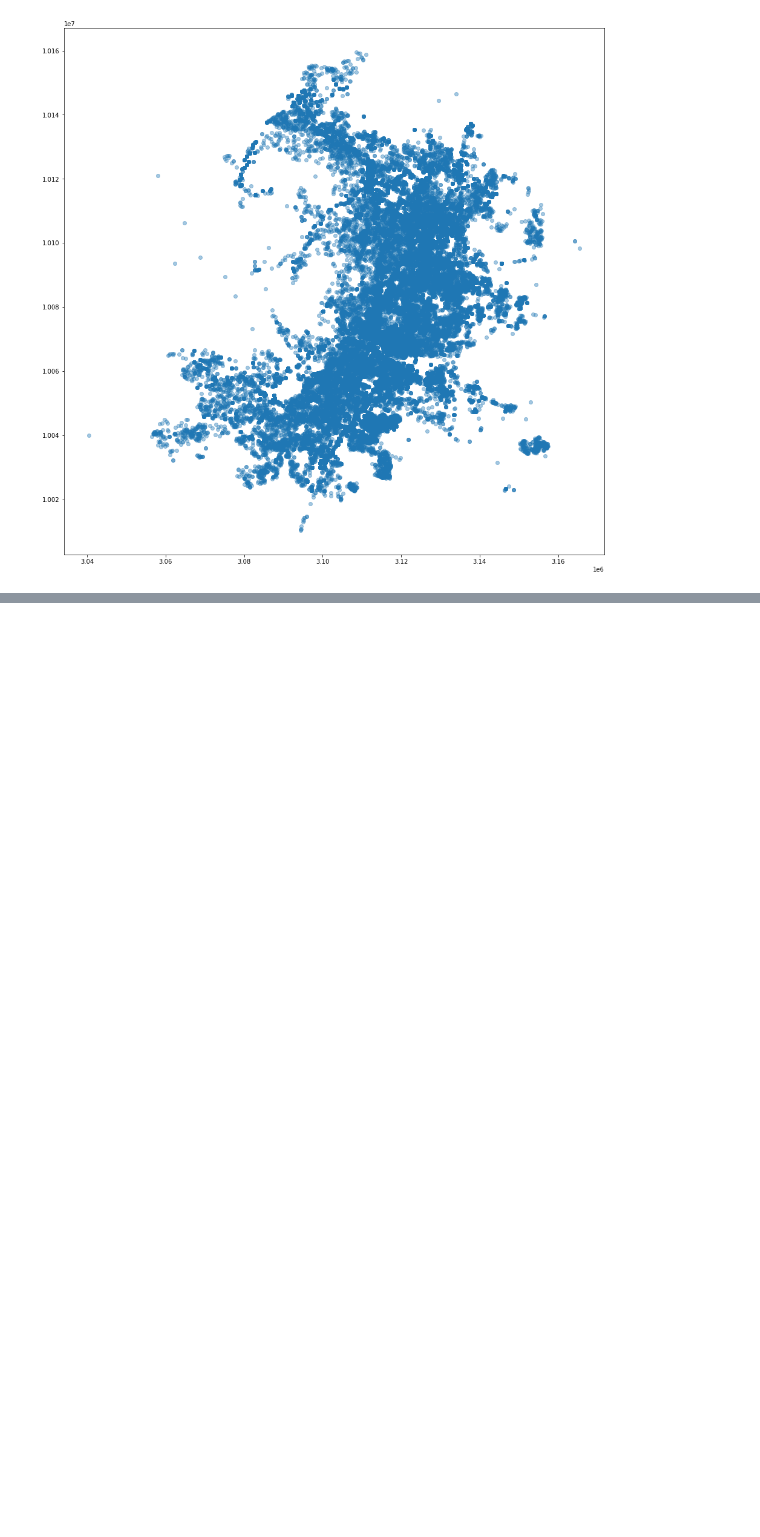
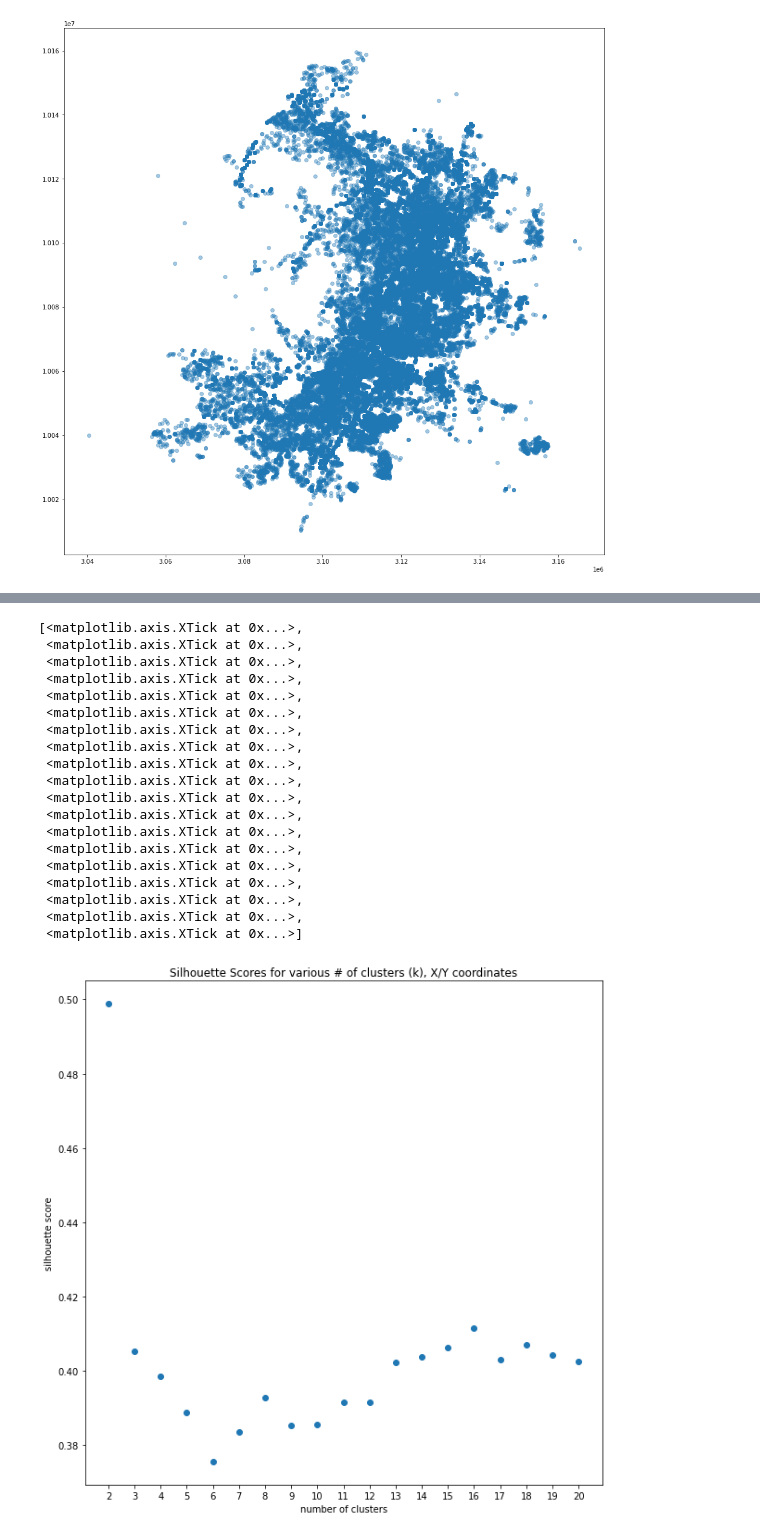
Before and after one commit to qnchenry-q/Crime_Instance_Analysis, a Jupyter notebook: EDA.ipynb, the cells around one changed output, grey strips where cells are left out. Cells and saved outputs as stored; diff of their text form; code cells hidden in the pictures; blank space fills up the shorter version.

```diff
--- a/EDA.ipynb
+++ b/EDA.ipynb
@@ -354,0 +489,10 @@ Text(0.5, 1.0, 'Silhouette Scores for various # of clusters (k), X/Y coordinates
+# %%
+# Find highest silhouette score in range 2 - 9, x/y coordinates
+sil_m_xy = []
+maxk = 20
+
+for k in range(2, maxk + 1):
+    kmeans = KMeans(n_clusters = k).fit(x_y_df)
+    labels = kmeans.labels_
+    sil_m_xy.append(silhouette_score(x_y_df, labels, metric = 'manhattan'))
+sil_m_xy
@@ -354,0 +519,28 @@ Text(0.5, 1.0, 'Silhouette Scores for various # of clusters (k), X/Y coordinates
+# %%
+fig, ax = plt.subplots(figsize = (10,10))
+ax.scatter(x, sil_m_xy)
+ax.set_xlabel('number of clusters')
+ax.set_ylabel('silhouette score')
+ax.set_title('Silhouette Scores for various # of clusters (k), X/Y coordinates')
+ax.set_xticks([p for p in list(x)])
+# %% [output]
+[<matplotlib.axis.XTick at 0x...>,
+ <matplotlib.axis.XTick at 0x...>,
+ <matplotlib.axis.XTick at 0x...>,
+ <matplotlib.axis.XTick at 0x...>,
+ <matplotlib.axis.XTick at 0x...>,
+ <matplotlib.axis.XTick at 0x...>,
+ <matplotlib.axis.XTick at 0x...>,
+ <matplotlib.axis.XTick at 0x...>,
+ <matplotlib.axis.XTick at 0x...>,
+ <matplotlib.axis.XTick at 0x...>,
+ <matplotlib.axis.XTick at 0x...>,
+ <matplotlib.axis.XTick at 0x...>,
+ <matplotlib.axis.XTick at 0x...>,
+ <matplotlib.axis.XTick at 0x...>,
+ <matplotlib.axis.XTick at 0x...>,
+ <matplotlib.axis.XTick at 0x...>,
+ <matplotlib.axis.XTick at 0x...>,
+ <matplotlib.axis.XTick at 0x...>,
+ <matplotlib.axis.XTick at 0x...>]
+[figure, added]
```
Also changed, not shown: parts of 15 cells of this notebook.
